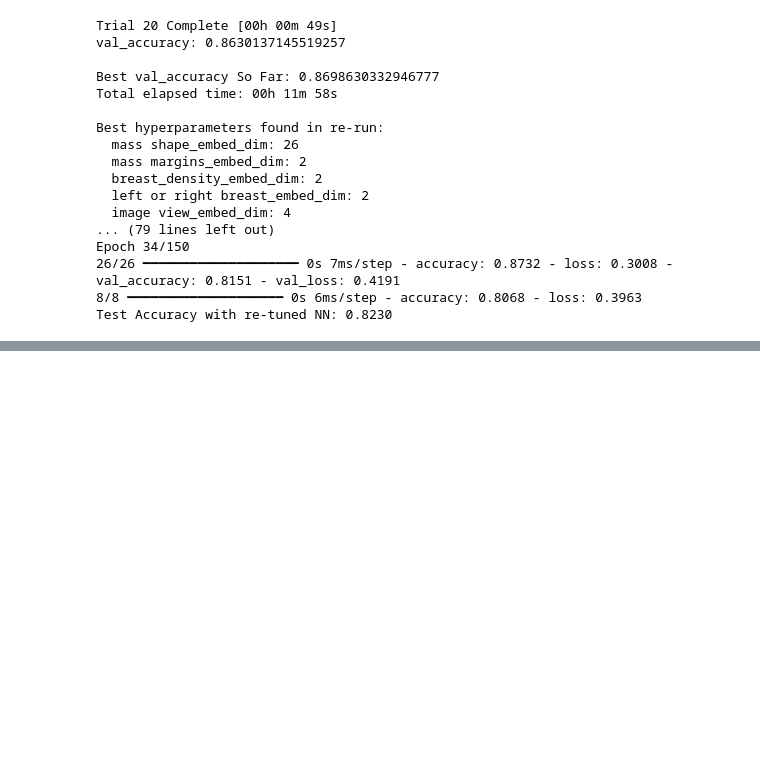
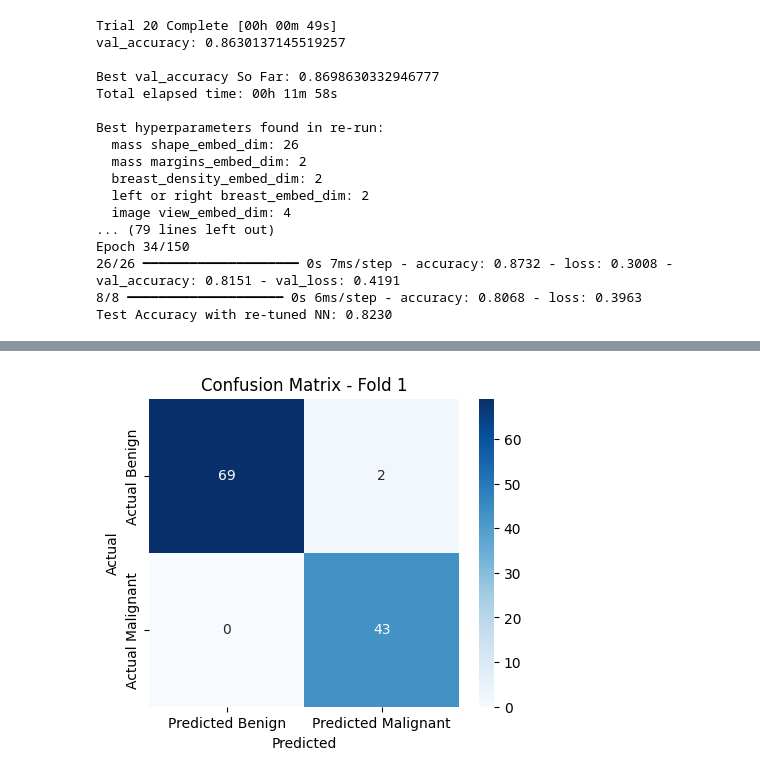
Before and after one commit to paratesai316/Benign-vs-Malignant-Classification, a Jupyter notebook: Tumor_Classification_sp.ipynb, the cells around one changed output, grey strips where cells are left out. Cells and saved outputs as stored; diff of their text form; code cells hidden in the pictures; blank space fills up the shorter version.

```diff
--- a/Tumor_Classification_sp.ipynb
+++ b/Tumor_Classification_sp.ipynb
@@ -1442,3 +1502,13 @@ Epoch 34/150
 26/26 ━━━━━━━━━━━━━━━━━━━━ 0s 7ms/step - accuracy: 0.8732 - loss: 0.3008 - val_accuracy: 0.8151 - val_loss: 0.4191
 8/8 ━━━━━━━━━━━━━━━━━━━━ 0s 6ms/step - accuracy: 0.8068 - loss: 0.3963
 Test Accuracy with re-tuned NN: 0.8230
+# %%
+# Load the new dataset
+filename = '/content/data.csv'
+df_new = pd.read_csv(filename)
+
+# Display the first few rows and information about the new dataset
+print("First 5 rows of the new dataset:\n", df_new.head())
+print("\nData Info of the new dataset:\n")
+df_new.info()
+print("\nSummary statistics of the new dataset:\n", df_new.describe())
@@ -1444,0 +1726,85 @@ Test Accuracy with re-tuned NN: 0.8230
+# %%
+from sklearn.model_selection import StratifiedKFold, RandomizedSearchCV
+from xgboost import XGBClassifier
+from sklearn.metrics import accuracy_score, confusion_matrix, ConfusionMatrixDisplay
+import matplotlib.pyplot as plt
+import numpy as np
+
+# Define the model (XGBoost)
+xgb = XGBClassifier(use_label_encoder=False, eval_metric='logloss', random_state=42)
+
+# Define the hyperparameter space for tuning (RandomizedSearchCV)
+param_dist = {
+    'n_estimators': [100, 200, 300, 400, 500],
+    'learning_rate': [0.01, 0.05, 0.1, 0.2],
+    'max_depth': [3, 4, 5, 6, 7, 8],
+    'subsample': [0.6, 0.7, 0.8, 0.9, 1.0],
+    'colsample_bytree': [0.6, 0.7, 0.8, 0.9, 1.0],
+    'gamma': [0, 0.1, 0.2, 0.3, 0.4],
+    'lambda': [0.1, 0.5, 1, 2, 5], # L2 regularization
+    'alpha': [0, 0.1, 0.5, 1, 2] # L1 regularization
+}
+
+# Set up Stratified K-Fold
+n_splits = 5
+skf = StratifiedKFold(n_splits=n_splits, shuffle=True, random_state=42)
+
+fold_accuracies = []
+
+# Perform Stratified K-Fold Cross-Validation
+for fold, (train_index, test_index) in enumerate(skf.split(X_scaled, y)):
+    print(f"--- Fold {fold+1}/{n_splits} ---")
+
+    X_train_fold, X_test_fold = X_scaled.iloc[train_index], X_scaled.iloc[test_index]
+    y_train_fold, y_test_fold = y.iloc[train_index], y.iloc[test_index]
+
+    # Set up RandomizedSearchCV for hyperparameter tuning within the fold
+    # We'll search on the training data of the current fold
+    rand_search = RandomizedSearchCV(
+        xgb,
+        param_distributions=param_dist,
+        n_iter=10, # Number of parameter settings that are sampled. Increase for more thorough search
+        cv=3, # 3-fold cross-validation within the random search
+        scoring='accuracy',
+        n_jobs=-1, # Use all available cores
+        random_state=42,
+        verbose=0 # Set to 1 or 2 for more detailed output during tuning
+    )
+
+    # Perform hyperparameter tuning on the training data of the fold
+    rand_search.fit(X_train_fold, y_train_fold)
+
+    # Get the best model from the random search
+    best_xgb_fold = rand_search.best_estimator_
+
+    # Evaluate the best model on the test data of the fold
+    y_pred_fold = best_xgb_fold.predict(X_test_fold)
+
+    # Calculate accuracy for the fold
+    accuracy_fold = accuracy_score(y_test_fold, y_pred_fold)
+    print(f"Fold {fold+1} Test Accuracy: {accuracy_fold:.4f}")
+    fold_accuracies.append(accuracy_fold)
+
+    # Generate and display confusion matrix for the fold
+    cm = confusion_matrix(y_test_fold, y_pred_fold)
+    tn, fp, fn, tp = cm.ravel()
+
+    print(f"Confusion Matrix (Fold {fold+1}):")
+    print(f"TP={tp}, TN={tn}, FP={fp}, FN={fn}")
+
+    plt.figure(figsize=(5, 4))
+    sns.heatmap(cm, annot=True, fmt="d", cmap="Blues",
+                xticklabels=['Predicted Benign', 'Predicted Malignant'],
+                yticklabels=['Actual Benign', 'Actual Malignant'])
+    plt.title(f"Confusion Matrix - Fold {fold+1}")
+    plt.ylabel("Actual")
+    plt.xlabel("Predicted")
+    plt.show()
+
+# Summarize results across all folds
+mean_accuracy = np.mean(fold_accuracies)
+std_accuracy = np.std(fold_accuracies)
+
+print(f"\nMean Cross-Validation Accuracy: {mean_accuracy:.4f}")
+print(f"Standard Deviation of Cross-Validation Accuracy: {std_accuracy:.4f}")
+# %% [output]
@@ -1444,0 +1818 @@ Test Accuracy with re-tuned NN: 0.8230
+[figure, added]
```
Also changed, not shown: parts of 7 cells of this notebook.
